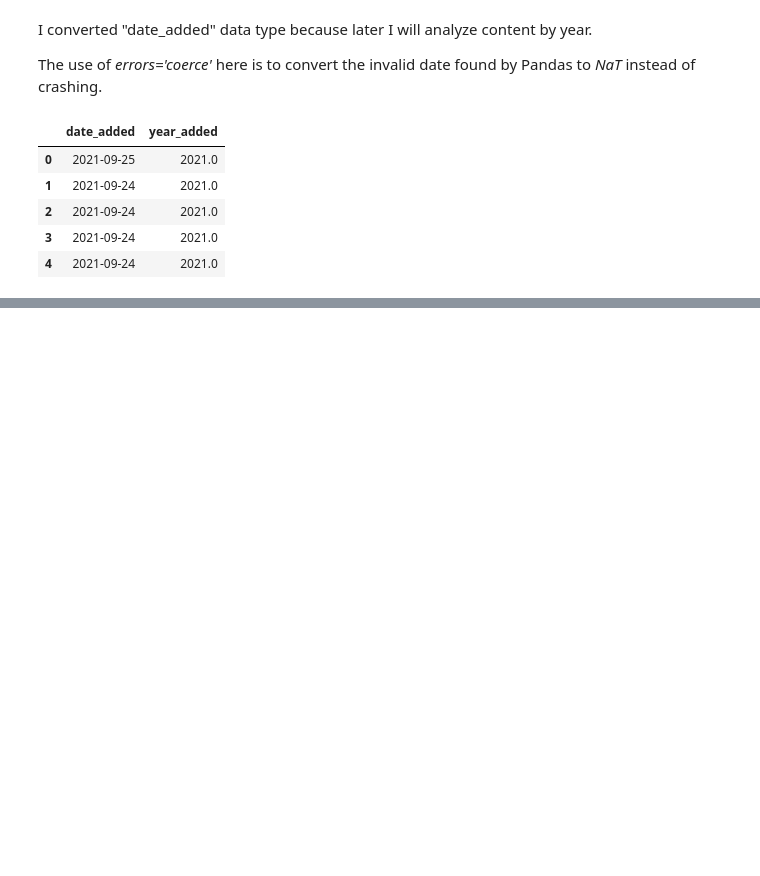
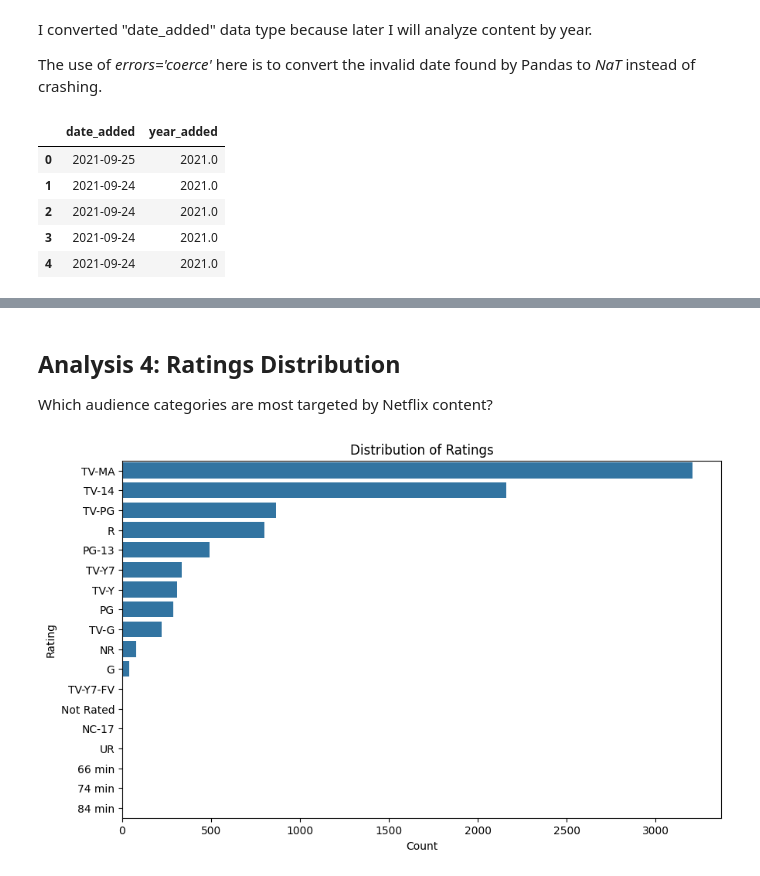
Before and after one commit to akshara-git17/synent-task3-netflixeda-akshara_dave, a Jupyter notebook: Task3_Netflix_EDA.ipynb, the cells around one changed output, grey strips where cells are left out. Drawn from its saved outputs; the diff is of its cells as text; code cells hidden in the pictures; blank space fills up the shorter version.

```diff
--- a/Task3_Netflix_EDA.ipynb
+++ b/Task3_Netflix_EDA.ipynb
@@ -203,0 +290,18 @@ df[["date_added", "year_added"]].head()
+# %% [markdown]
+## Analysis 4: Ratings Distribution
+Which audience categories are most targeted by Netflix content?
+# %%
+plt.figure(figsize=(10,6))
+
+sns.countplot(
+    y=df['rating'],
+    order=df['rating'].value_counts().index
+)
+
+plt.title('Distribution of Ratings')
+plt.xlabel('Count')
+plt.ylabel('Rating')
+
+plt.show()
+# %% [output]
+[figure, added]
```
Also changed, not shown: parts of 34 cells of this notebook.
